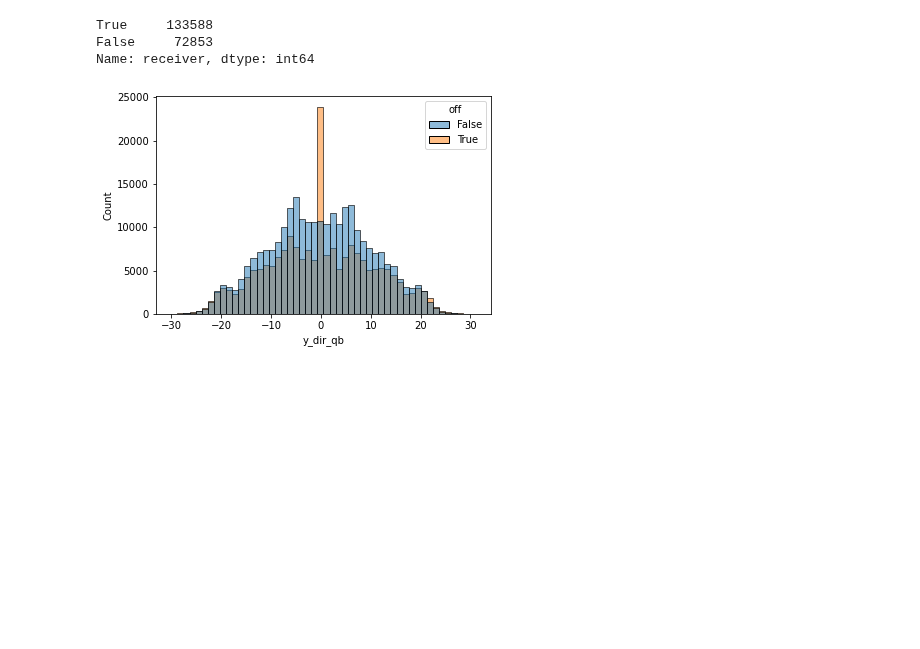
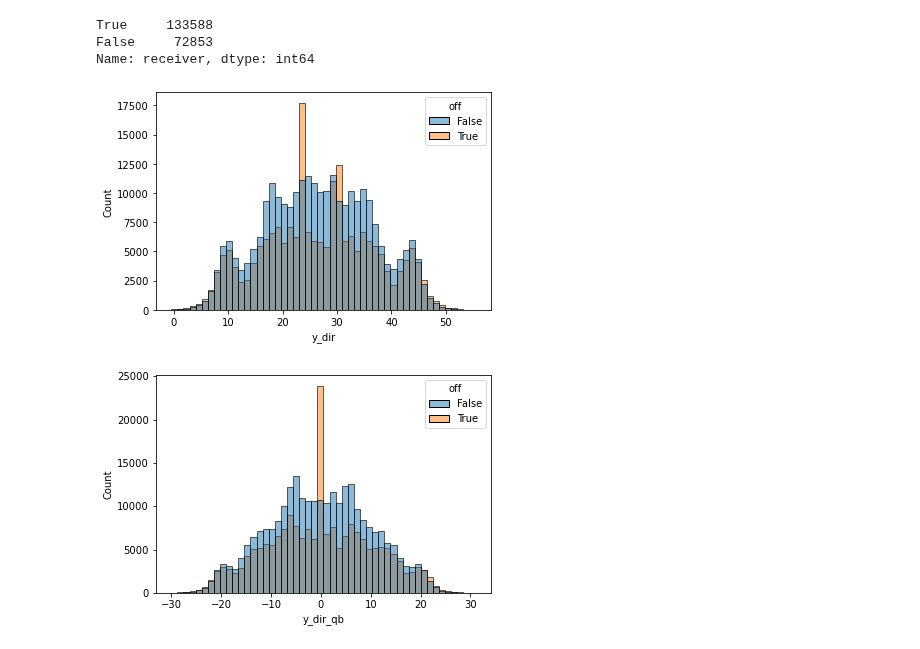
Before and after one commit to andrewbakert/NFL_Pass_Pred, a Jupyter notebook: def_pred.ipynb, the cells around one changed output. Saved outputs shown, nothing was run; the diff lists cells and outputs as text; code cells hidden in the pictures; blank space fills up the shorter version.

Commit message:
Add histogram of y values, not just y starting

```diff
--- a/def_pred.ipynb
+++ b/def_pred.ipynb
@@ -372,6 +372,10 @@ def_pos = week_pos_pers[~week_pos_pers['off']]['pos_num'].unique()
 # %%
 # Adjust y to match direction of offense.
 week_pos_pers['y_dir'] = np.where(week_pos_pers['off_pos'] == 'right', week_pos_pers['y'].rsub(53.3), week_pos_pers['y'])
+sns.histplot(data=week_pos_pers, x='y_dir', bins=50, hue='off')
+plt.savefig('y_dir_hist.png')
+# %% [output]
+[figure, added]
 # %%
 # Define y coordinates as relative to QB.
 week_pos_pers['y_dir_qb'] = week_pos_pers['y_dir'].sub(week_pos_pers['y_starting_qb'])
```
Also changed, not shown: 1 other file.
